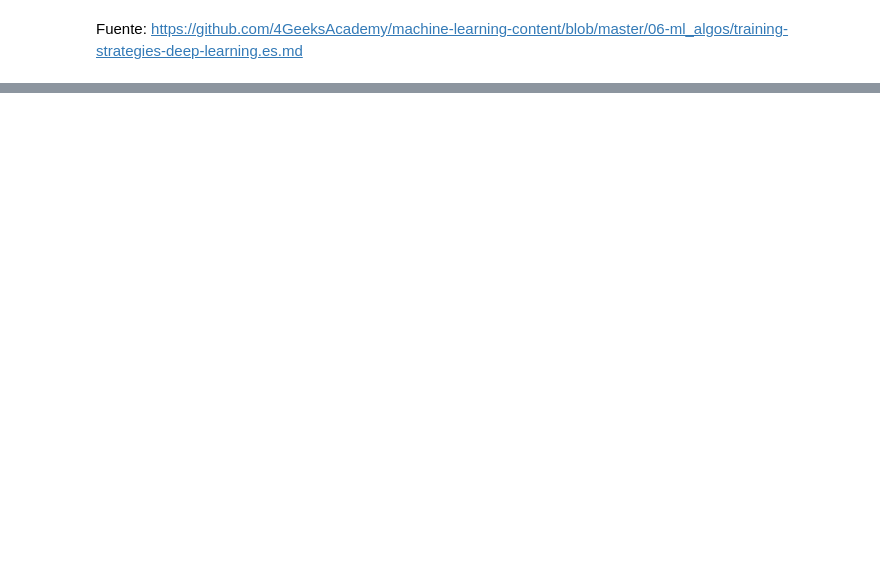
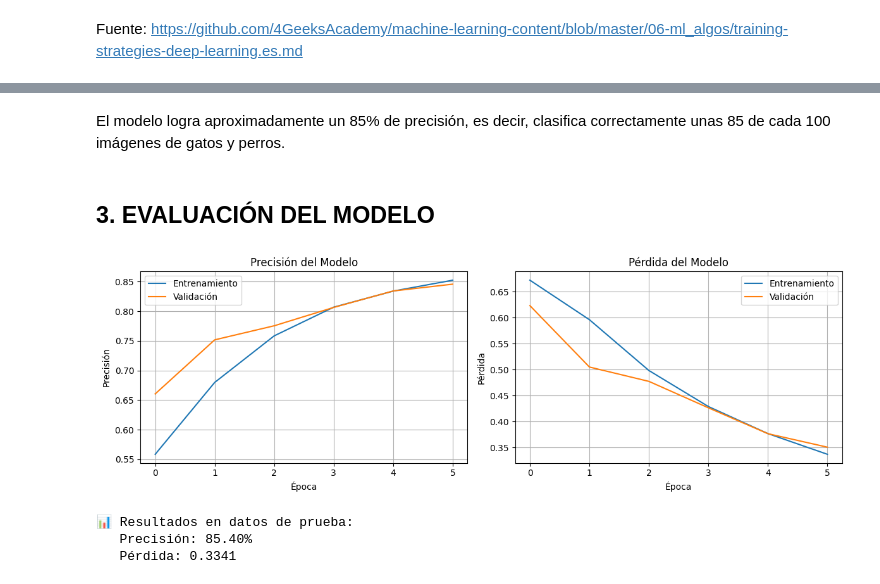
Before and after one commit to jjimvar/intro-ml, a Jupyter notebook: src/11-image-classifier.ipynb, the cells around one changed output, grey strips where cells are left out. Drawn from its saved outputs; the diff is of its cells as text; code cells hidden in the pictures; blank space fills up the shorter version.

```diff
--- a/src/11-image-classifier.ipynb
+++ b/src/11-image-classifier.ipynb
@@ -85,0 +310,7 @@ plt.show()
+# %%
+# Segunda división: del 80%, hacer 80% train y 20% validation
+X_train_2, X_val, y_train_2, y_val = train_test_split(
+    X_train, y_train, test_size=0.20, random_state=0  # 0.20 * 0.8 = 0.2 del total
+)
+print(f"Datos de entrenamiento finales: {X_train_2.shape[0]} imágenes")
+print(f"Datos de validación: {X_val.shape[0]} imágenes")
@@ -85,0 +320,10 @@ plt.show()
+# %%
+# Entrenar el modelo
+history = model.fit(
+    X_train_2, y_train_2,  # Datos de entrenamiento
+    epochs=6,  # Número de veces que verá todos los datos
+    validation_data=(X_val, y_val),  # Datos para  varlidar validation_split = 0.2
+    verbose=1  # Mostrar progreso
+)
+
+print("\n✓ Entrenamiento completado")
@@ -85,0 +345,43 @@ plt.show()
+# %% [markdown]
+El modelo logra aproximadamente un 85% de precisión, es decir, clasifica correctamente unas 85 de cada 100 imágenes de gatos y perros.
+# %% [markdown]
+## **3. EVALUACIÓN DEL MODELO**
+# %%
+# Graficar la precisión
+plt.figure(figsize=(12, 4))
+
+# Gráfica 1: Precisión
+plt.subplot(1, 2, 1)
+plt.plot(history.history['accuracy'], label='Entrenamiento')
+plt.plot(history.history['val_accuracy'], label='Validación')
+plt.title('Precisión del Modelo')
+plt.xlabel('Época')
+plt.ylabel('Precisión')
+plt.legend()
+plt.grid(True)
+
+# Gráfica 2: Pérdida (error)
+plt.subplot(1, 2, 2)
+plt.plot(history.history['loss'], label='Entrenamiento')
+plt.plot(history.history['val_loss'], label='Validación')
+plt.title('Pérdida del Modelo')
+plt.xlabel('Época')
+plt.ylabel('Pérdida')
+plt.legend()
+plt.grid(True)
+
+plt.tight_layout()
+plt.show()
+# %% [output]
+[figure, added]
+# %%
+# Evaluar en datos de prueba
+test_loss, test_accuracy = model.evaluate(X_test, y_test, verbose=0)
+
+print(f"📊 Resultados en datos de prueba:")
+print(f"   Precisión: {test_accuracy * 100:.2f}%")
+print(f"   Pérdida: {test_loss:.4f}")
+# %% [output]
+📊 Resultados en datos de prueba:
+   Precisión: 85.40%
+   Pérdida: 0.3341
```
Also changed, not shown: parts of 35 cells of this notebook, 2 other files.
